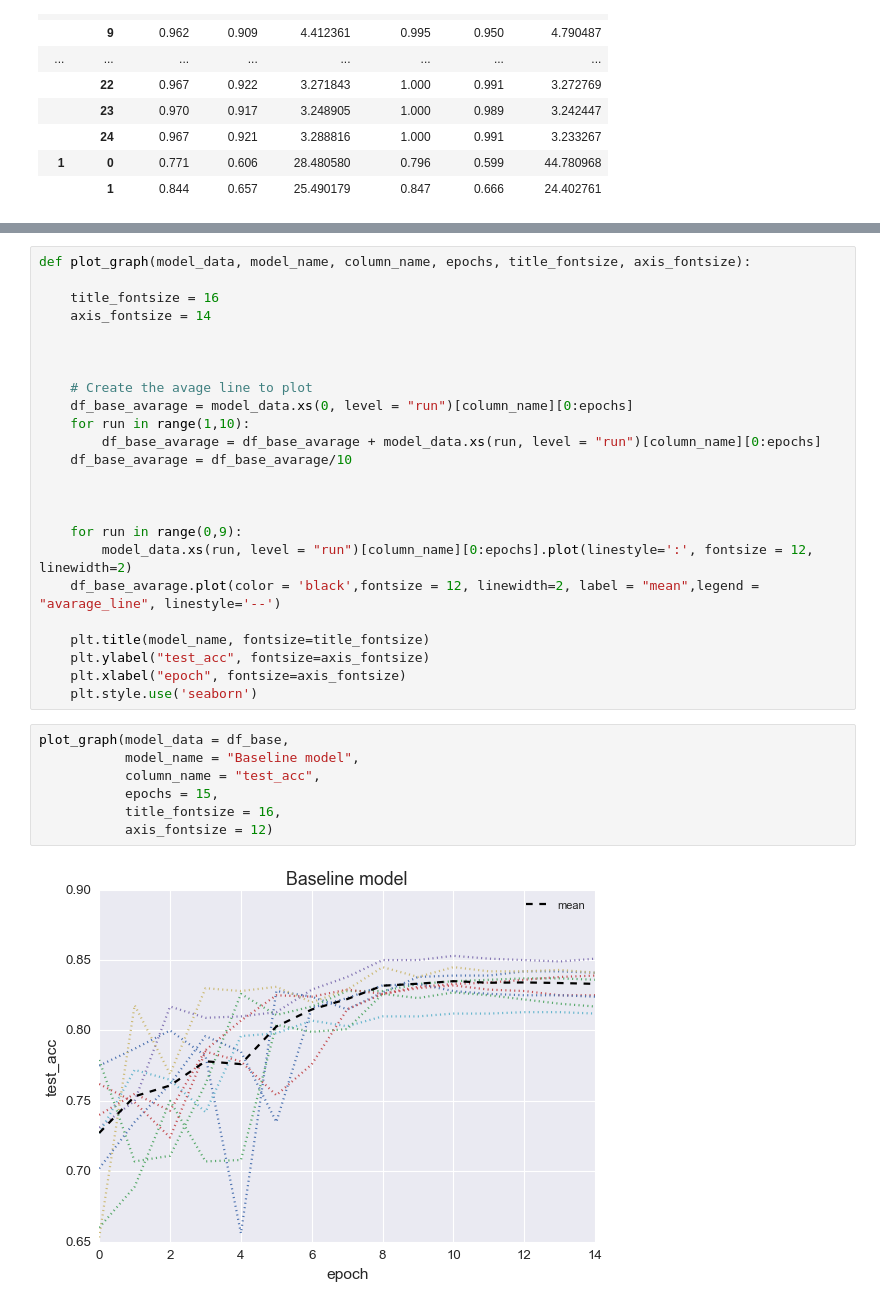
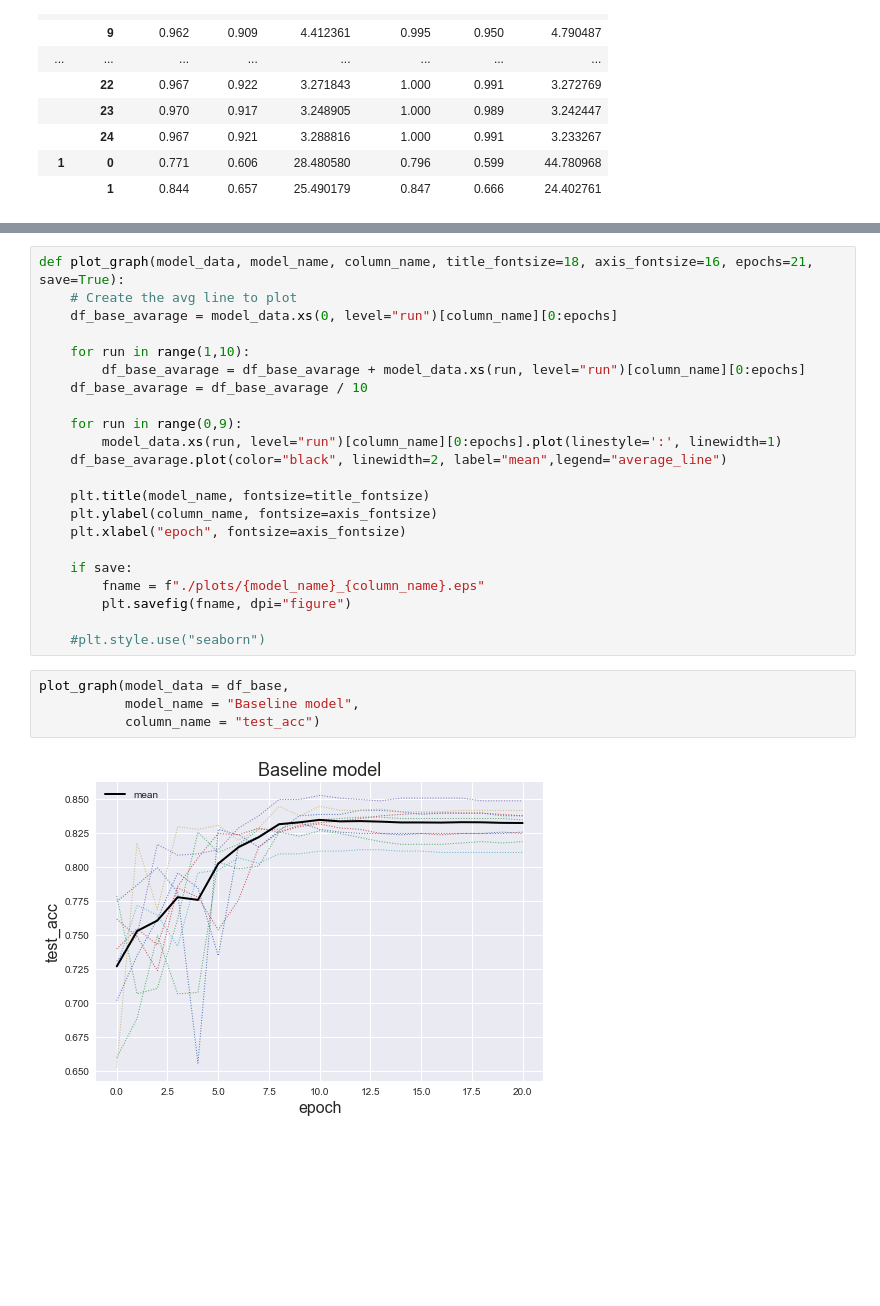
Before and after one commit to ReneDCDSL/DL_Final_Project, a Jupyter notebook: p1/plots.ipynb, the cells around one changed output, grey strips where cells are left out. Saved outputs shown, nothing was run; the diff lists cells and outputs as text; blank space fills up the shorter version.

```diff
--- a/p1/plots.ipynb
+++ b/p1/plots.ipynb
@@ -74,33 +125,28 @@ df_base.xs(2, level = "run")
 # %%
-def plot_graph(model_data, model_name, column_name, epochs, title_fontsize, axis_fontsize):
+def plot_graph(model_data, model_name, column_name, title_fontsize=18, axis_fontsize=16, epochs=21, save=True):
+    # Create the avg line to plot
+    df_base_avarage = model_data.xs(0, level="run")[column_name][0:epochs]
 
-    title_fontsize = 16
-    axis_fontsize = 14
-
-
-
-    # Create the avage line to plot
-    df_base_avarage = model_data.xs(0, level = "run")[column_name][0:epochs]
     for run in range(1,10):
-        df_base_avarage = df_base_avarage + model_data.xs(run, level = "run")[column_name][0:epochs]
-    df_base_avarage = df_base_avarage/10
-
-
+        df_base_avarage = df_base_avarage + model_data.xs(run, level="run")[column_name][0:epochs]
+    df_base_avarage = df_base_avarage / 10
 
     for run in range(0,9):
-        model_data.xs(run, level = "run")[column_name][0:epochs].plot(linestyle=':', fontsize = 12, linewidth=2)
-    df_base_avarage.plot(color = 'black',fontsize = 12, linewidth=2, label = "mean",legend = "avarage_line", linestyle='--')
+        model_data.xs(run, level="run")[column_name][0:epochs].plot(linestyle=':', linewidth=1)
+    df_base_avarage.plot(color="black", linewidth=2, label="mean",legend="average_line")
 
     plt.title(model_name, fontsize=title_fontsize)
-    plt.ylabel("test_acc", fontsize=axis_fontsize)
+    plt.ylabel(column_name, fontsize=axis_fontsize)
     plt.xlabel("epoch", fontsize=axis_fontsize)
-    plt.style.use('seaborn')
+
+    if save:
+        fname = f"./plots/{model_name}_{column_name}.eps"
+        plt.savefig(fname, dpi="figure")
+
+    #plt.style.use("seaborn")
 # %%
 plot_graph(model_data = df_base,
            model_name = "Baseline model",
-           column_name = "test_acc",
-           epochs = 15,
-           title_fontsize = 16,
-           axis_fontsize = 12)
+           column_name = "test_acc")
 # %% [output]
-[figure, old version]
+[figure, new version]
```
Also changed, not shown: parts of 11 cells of this notebook, 10 other files.
